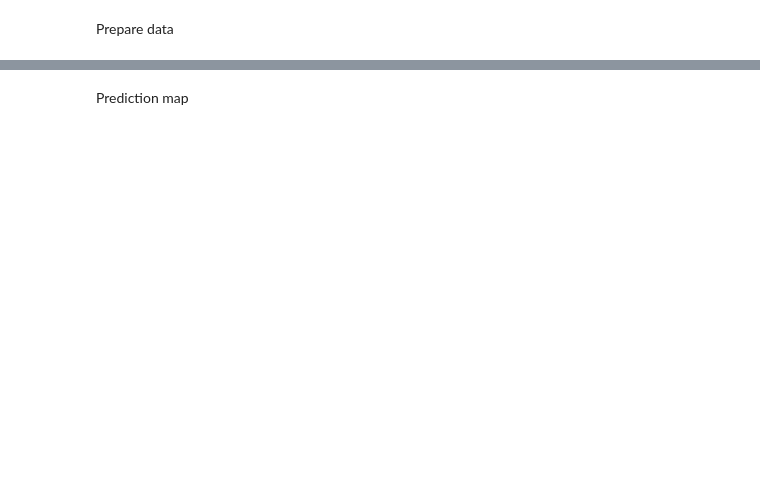
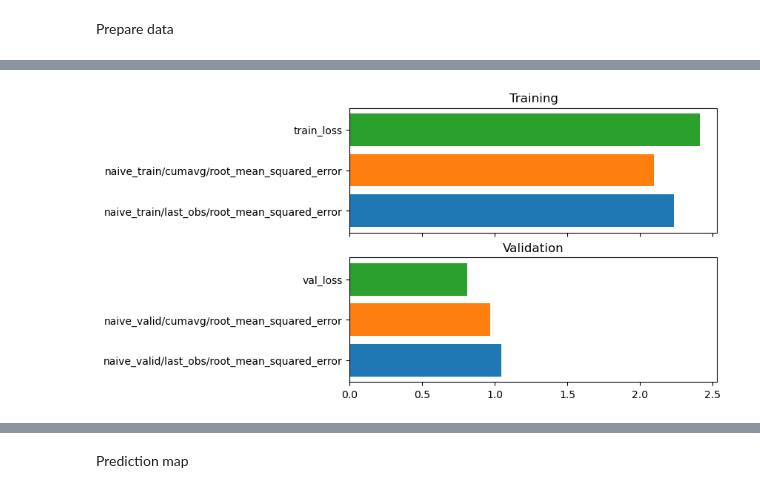
Before and after one commit to s-kganz/ForestLST, a Jupyter notebook: notebooks/preisler_convnet.ipynb, the cells around one changed output, grey strips where cells are left out. Cells and saved outputs as stored; diff of their text form; code cells hidden in the pictures; blank space fills up the shorter version.

```diff
--- a/notebooks/preisler_convnet.ipynb
+++ b/notebooks/preisler_convnet.ipynb
@@ -560,0 +477,5 @@ plt.legend(handles, labels, ncol=3, loc = 'lower center', bbox_to_anchor = (0, -
+# %%
+plot_results("logs/06192025__convlstm_3layer_16hidden__4band__window_5_5_5__mortality/lightning_logs/version_0/")
+plt.show()
+# %% [output]
+[figure, added]
```
Also changed, not shown: parts of 46 cells of this notebook.
